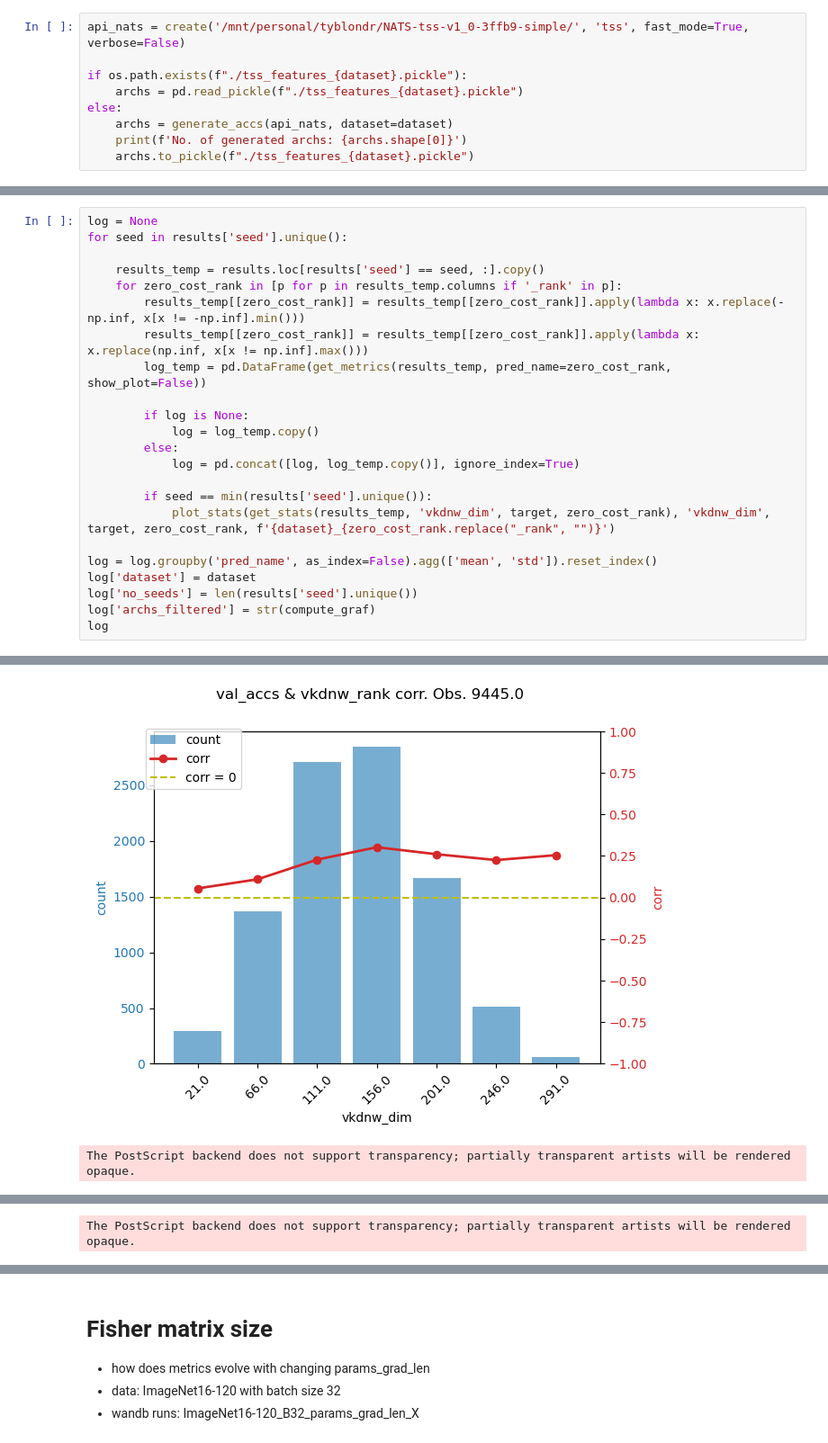
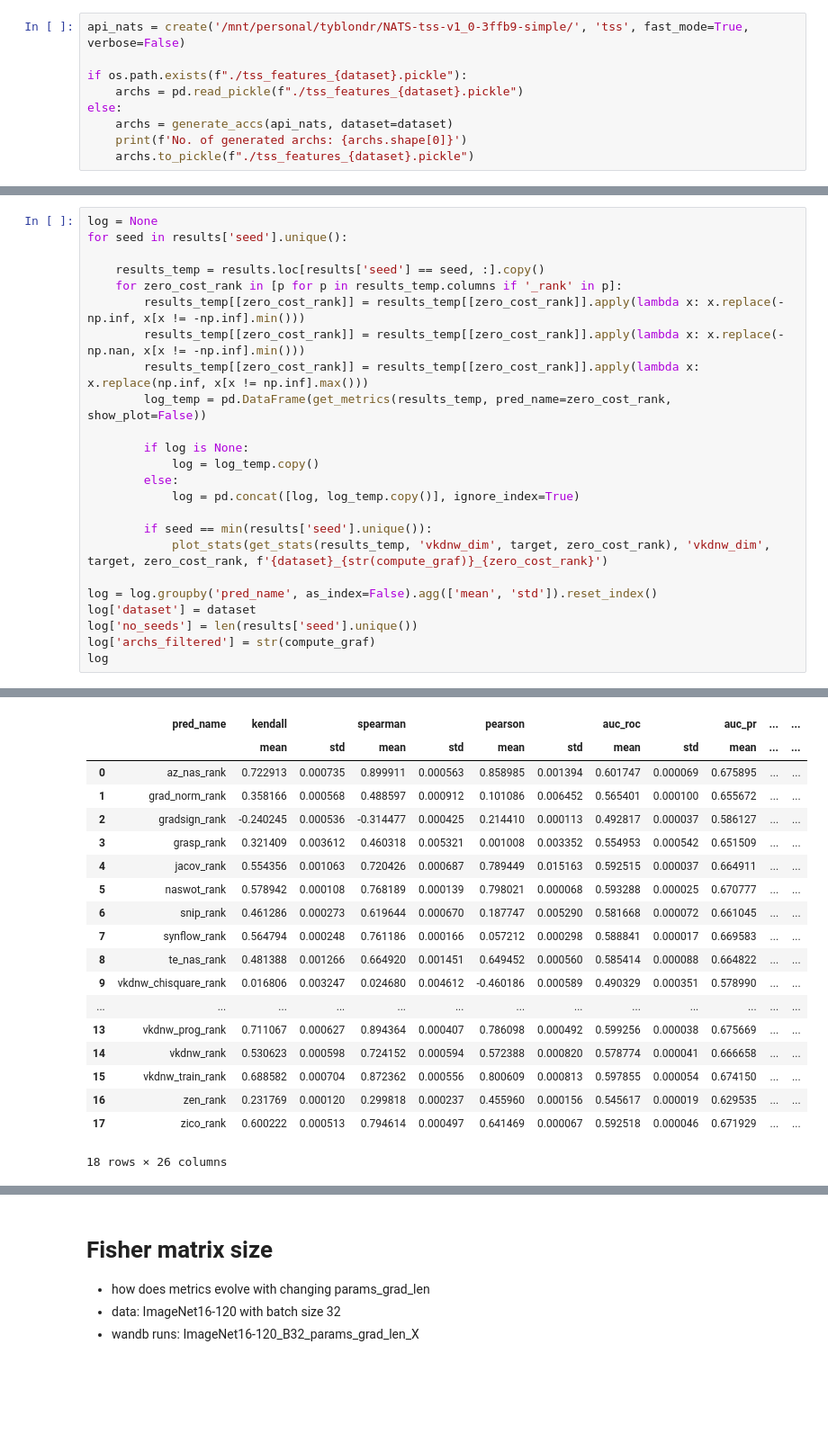
Before and after one commit to ondratybl/VKDNW, a Jupyter notebook: NB201/tss_analyze.ipynb, the cells around one changed output, grey strips where cells are left out. Shown at 90% size. Saved outputs shown, nothing was run; the diff lists cells and outputs as text; blank space fills up the shorter version.

```diff
--- a/NB201/tss_analyze.ipynb
+++ b/NB201/tss_analyze.ipynb
@@ -157,6 +159,7 @@ for seed in results['seed'].unique():
     results_temp = results.loc[results['seed'] == seed, :].copy()
     for zero_cost_rank in [p for p in results_temp.columns if '_rank' in p]:
         results_temp[[zero_cost_rank]] = results_temp[[zero_cost_rank]].apply(lambda x: x.replace(-np.inf, x[x != -np.inf].min()))
+        results_temp[[zero_cost_rank]] = results_temp[[zero_cost_rank]].apply(lambda x: x.replace(-np.nan, x[x != -np.inf].min()))
         results_temp[[zero_cost_rank]] = results_temp[[zero_cost_rank]].apply(lambda x: x.replace(np.inf, x[x != np.inf].max()))
         log_temp = pd.DataFrame(get_metrics(results_temp, pred_name=zero_cost_rank, show_plot=False))
 
@@ -166,7 +169,7 @@ for seed in results['seed'].unique():
             log = pd.concat([log, log_temp.copy()], ignore_index=True)
 
         if seed == min(results['seed'].unique()):
-            plot_stats(get_stats(results_temp, 'vkdnw_dim', target, zero_cost_rank), 'vkdnw_dim', target, zero_cost_rank, f'{dataset}_{zero_cost_rank.replace("_rank", "")}')
+            plot_stats(get_stats(results_temp, 'vkdnw_dim', target, zero_cost_rank), 'vkdnw_dim', target, zero_cost_rank, f'{dataset}_{str(compute_graf)}_{zero_cost_rank}')
 
 log = log.groupby('pred_name', as_index=False).agg(['mean', 'std']).reset_index()
 log['dataset'] = dataset
@@ -178,2 +198,19 @@ The PostScript backend does not support transparency; partially transparent arti
-[figure, removed]
+|  | pred_name | kendall |  | spearman |  | pearson |  | auc_roc |  | auc_pr | ... | ... |
+|  |  | mean | std | mean | std | mean | std | mean | std | mean | ... | ... |
+| 0 | az_nas_rank | 0.722913 | 0.000735 | 0.899911 | 0.000563 | 0.858985 | 0.001394 | 0.601747 | 0.000069 | 0.675895 | ... | ... |
+| 1 | grad_norm_rank | 0.358166 | 0.000568 | 0.488597 | 0.000912 | 0.101086 | 0.006452 | 0.565401 | 0.000100 | 0.655672 | ... | ... |
+| 2 | gradsign_rank | -0.240245 | 0.000536 | -0.314477 | 0.000425 | 0.214410 | 0.000113 | 0.492817 | 0.000037 | 0.586127 | ... | ... |
+| 3 | grasp_rank | 0.321409 | 0.003612 | 0.460318 | 0.005321 | 0.001008 | 0.003352 | 0.554953 | 0.000542 | 0.651509 | ... | ... |
+| 4 | jacov_rank | 0.554356 | 0.001063 | 0.720426 | 0.000687 | 0.789449 | 0.015163 | 0.592515 | 0.000037 | 0.664911 | ... | ... |
+| 5 | naswot_rank | 0.578942 | 0.000108 | 0.768189 | 0.000139 | 0.798021 | 0.000068 | 0.593288 | 0.000025 | 0.670777 | ... | ... |
+| 6 | snip_rank | 0.461286 | 0.000273 | 0.619644 | 0.000670 | 0.187747 | 0.005290 | 0.581668 | 0.000072 | 0.661045 | ... | ... |
+| 7 | synflow_rank | 0.564794 | 0.000248 | 0.761186 | 0.000166 | 0.057212 | 0.000298 | 0.588841 | 0.000017 | 0.669583 | ... | ... |
+| 8 | te_nas_rank | 0.481388 | 0.001266 | 0.664920 | 0.001451 | 0.649452 | 0.000560 | 0.585414 | 0.000088 | 0.664822 | ... | ... |
+| 9 | vkdnw_chisquare_rank | 0.016806 | 0.003247 | 0.024680 | 0.004612 | -0.460186 | 0.000589 | 0.490329 | 0.000351 | 0.578990 | ... | ... |
+| ... | ... | ... | ... | ... | ... | ... | ... | ... | ... | ... | ... | ... |
+| 13 | vkdnw_prog_rank | 0.711067 | 0.000627 | 0.894364 | 0.000407 | 0.786098 | 0.000492 | 0.599256 | 0.000038 | 0.675669 | ... | ... |
+| 14 | vkdnw_rank | 0.530623 | 0.000598 | 0.724152 | 0.000594 | 0.572388 | 0.000820 | 0.578774 | 0.000041 | 0.666658 | ... | ... |
+| 15 | vkdnw_train_rank | 0.688582 | 0.000704 | 0.872362 | 0.000556 | 0.800609 | 0.000813 | 0.597855 | 0.000054 | 0.674150 | ... | ... |
+| 16 | zen_rank | 0.231769 | 0.000120 | 0.299818 | 0.000237 | 0.455960 | 0.000156 | 0.545617 | 0.000019 | 0.629535 | ... | ... |
+| 17 | zico_rank | 0.600222 | 0.000513 | 0.794614 | 0.000497 | 0.641469 | 0.000067 | 0.592518 | 0.000046 | 0.671929 | ... | ... |
-The PostScript backend does not support transparency; partially transparent artists will be rendered opaque.
+18 rows × 26 columns
@@ -181 +216,0 @@ The PostScript backend does not support transparency; partially transparent arti
-The PostScript backend does not support transparency; partially transparent artists will be rendered opaque.
```
Also changed, not shown: parts of 8 cells of this notebook, 3 other files.
